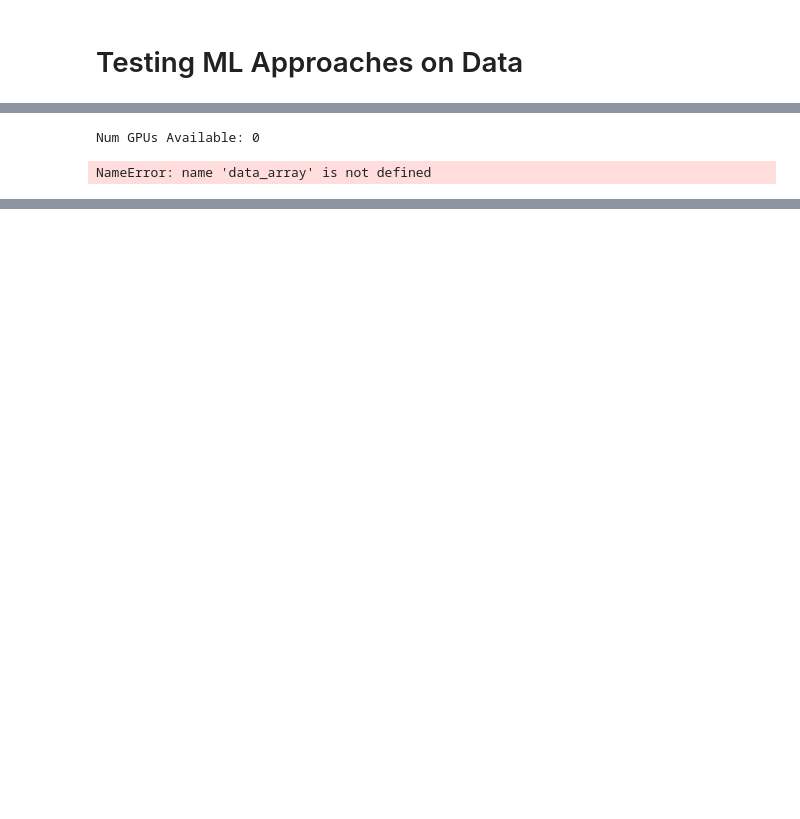
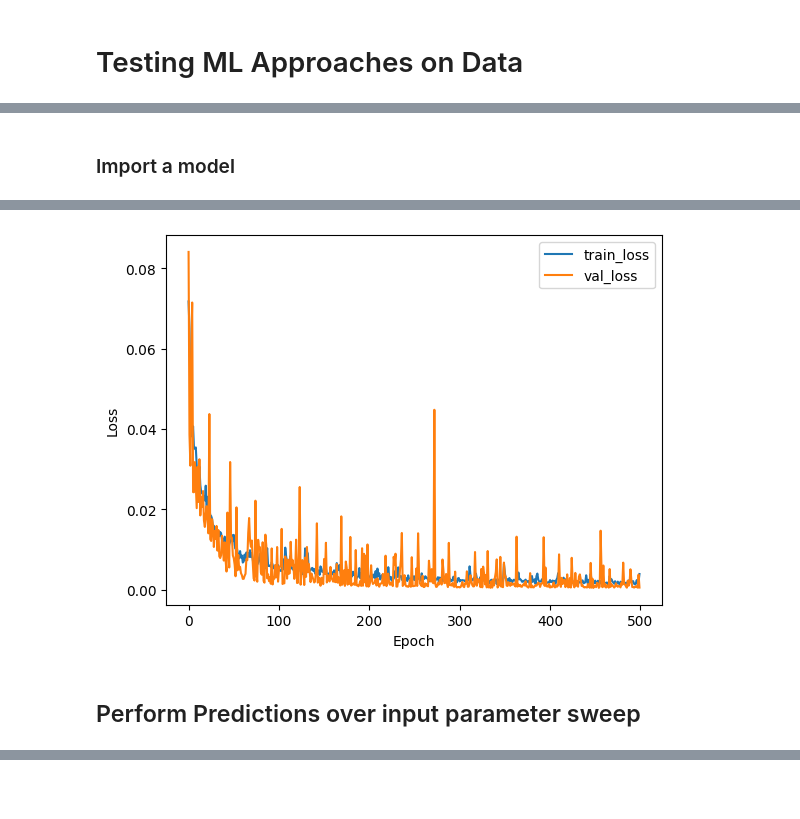
Before and after one commit to ian-hokaj/machine-learning-hole-offset, a Jupyter notebook: model_experimentation.ipynb, the cells around one changed output, grey strips where cells are left out. Drawn from its saved outputs; the diff is of its cells as text; code cells hidden in the pictures; blank space fills up the shorter version.

Commit message:
Data parsing working properly, basic ML approach seems to be working. Validation set not fully converging, but looking decent. Need to find the outliers causing the spikes.

```diff
--- a/model_experimentation.ipynb
+++ b/model_experimentation.ipynb
@@ -30,14 +42,32 @@ y_test = test_data[:, -1]
 # %%
 # Build a simple neural network model for a single SIF prediction output layer
 model = keras.Sequential([
-    layers.Dense(64, activation='relu', input_shape=(X_train.shape[1],)),
-    layers.Dense(32, activation='relu'),
-    layers.Dense(1)
+    layers.Input(shape=(X_train_scaled.shape[1],)),
+    layers.Dense(64),
+    layers.LeakyReLU(),
+    layers.Dense(64),
+    layers.LeakyReLU(),
+    layers.Dense(64),
+    layers.LeakyReLU(),
+    layers.Dense(32),
+    layers.LeakyReLU(),
+    layers.Dense(num_outputs)  # Single output layer
 ])
-
-# Compile the model
-model.compile(optimizer='adam', loss='mean_squared_error')
+# Compile the model, with Adam optimizer and a learning rate of 0.001
+optimizer = keras.optimizers.Adam(learning_rate=0.001)
+model.compile(optimizer=optimizer, loss='mean_squared_error')
 # %%
-# Train the model
-model.fit(X_train, y_train, epochs=10, batch_size=32, validation_split=0.2)
+# Train the model with EarlyStopping
+# early_stop = keras.callbacks.EarlyStopping(monitor='val_loss', patience=20, restore_best_weights=True)
+model.fit(X_train_scaled, y_train_scaled, epochs=500, batch_size=16, validation_split=0.2)#, callbacks=[early_stop])
+
+# Save the model in the models/ directory with a filename containing the data name and timestamp
+from datetime import datetime
+timestamp = datetime.now().strftime('%Y%m%d_%H%M%S')
+model.save(f'models/model_{dataset_name}_{timestamp}.keras')
+
+# Save the scaler objects to scale/unscale future data
+import joblib
+joblib.dump(X_scaler, 'models/X_scaler.save')
+joblib.dump(y_scaler, 'models/y_scaler.save')
 # %% [output]
@@ -65,10 +91,12 @@ Epoch 10/10
+# %% [markdown]
+### Import a model
 # %%
-# Test the model
-test_loss = model.evaluate(X_test, y_test)
+# Test the model on the scaled test set
+test_loss = model.evaluate(X_test_scaled, y_test_scaled)
 print(f"Test Loss: {test_loss}")
 
 # Construct appropriate plots for analysis
-# Plot training and validation loss
+# Plot training, validation, and test loss
 history = model.history.history
 plt.plot(history['loss'], label='train_loss')
 plt.plot(history['val_loss'], label='val_loss')
@@ -81,13 +116,3 @@ NameError: name 'model' is not defined
+[figure, added]
-# %%
-
-print("Num GPUs Available:", len(tf.config.list_physical_devices('GPU')))
-
-
-print(data_array.shape)
-print(X_train.shape)
-print(y_train.shape)
-print(X_test.shape)
-print(y_test.shape)
-# %% [output]
-Num GPUs Available: 0
-NameError: name 'data_array' is not defined
+# %% [markdown]
+## Perform Predictions over input parameter sweep
```
Also changed, not shown: parts of 11 cells of this notebook, 3 other files.
